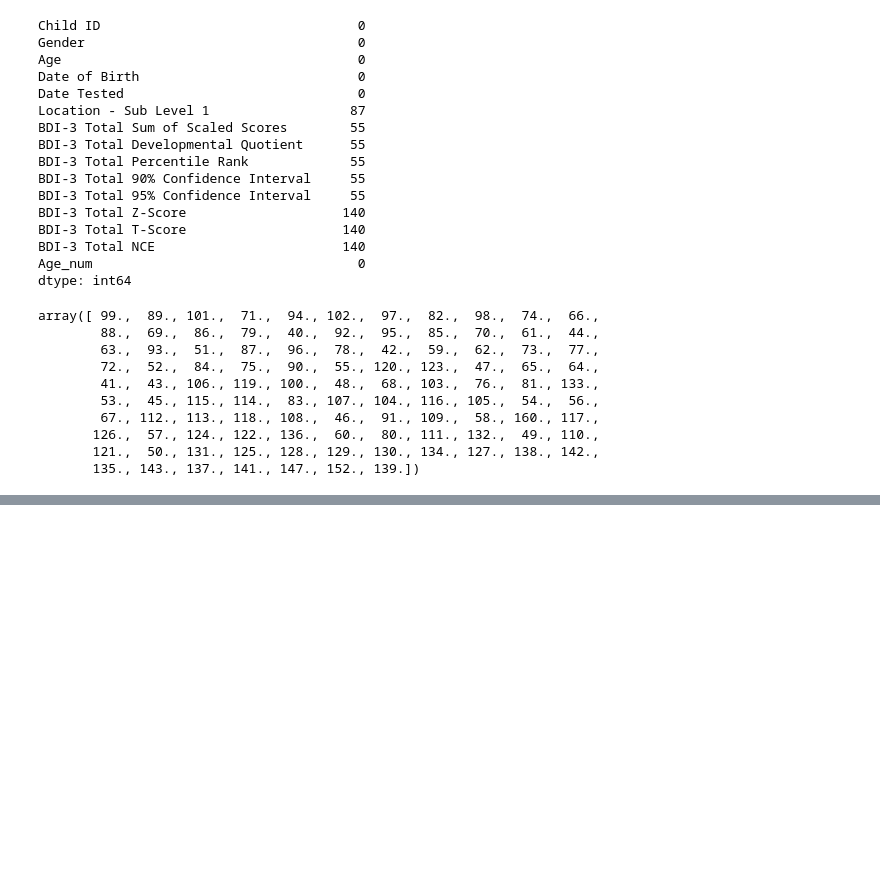
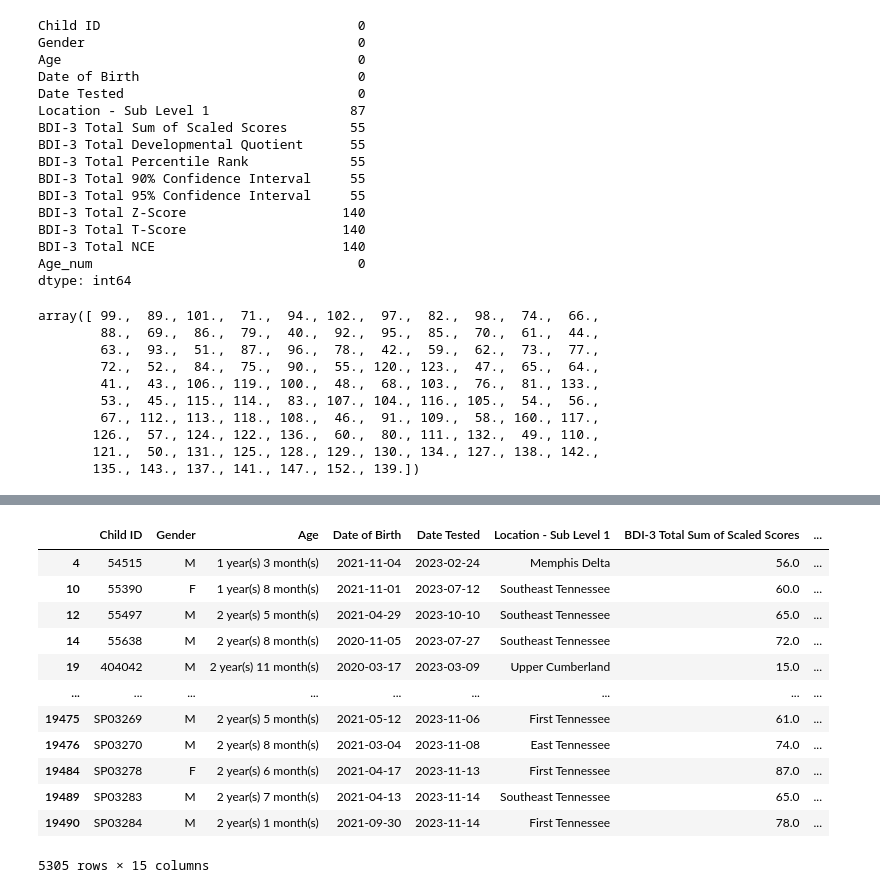
Before and after one commit to NSS-Data-Analytics-Cohort-10/teis-labracoders, a Jupyter notebook: notebooks/eda_2.ipynb, the cells around one changed output, grey strips where cells are left out. Saved outputs shown, nothing was run; the diff lists cells and outputs as text; code cells hidden in the pictures; blank space fills up the shorter version.

Commit message:
subset bdi-3 overall scores

```diff
--- a/notebooks/eda_2.ipynb
+++ b/notebooks/eda_2.ipynb
@@ -386,0 +417,16 @@ bdi_evals_non_null
+# %%
+bdi_evals_non_null.loc[bdi_evals_non_null['BDI-3 Total Developmental Quotient']<79]
+# %% [output]
+|  | Child ID | Gender | Age | Date of Birth | Date Tested | Location - Sub Level 1 | BDI-3 Total Sum of Scaled Scores | ... |
+| 4 | 54515 | M | 1 year(s) 3 month(s) | 2021-11-04 | 2023-02-24 | Memphis Delta | 56.0 | ... |
+| 10 | 55390 | F | 1 year(s) 8 month(s) | 2021-11-01 | 2023-07-12 | Southeast Tennessee | 60.0 | ... |
+| 12 | 55497 | M | 2 year(s) 5 month(s) | 2021-04-29 | 2023-10-10 | Southeast Tennessee | 65.0 | ... |
+| 14 | 55638 | M | 2 year(s) 8 month(s) | 2020-11-05 | 2023-07-27 | Southeast Tennessee | 72.0 | ... |
+| 19 | 404042 | M | 2 year(s) 11 month(s) | 2020-03-17 | 2023-03-09 | Upper Cumberland | 15.0 | ... |
+| ... | ... | ... | ... | ... | ... | ... | ... | ... |
+| 19475 | SP03269 | M | 2 year(s) 5 month(s) | 2021-05-12 | 2023-11-06 | First Tennessee | 61.0 | ... |
+| 19476 | SP03270 | M | 2 year(s) 8 month(s) | 2021-03-04 | 2023-11-08 | East Tennessee | 74.0 | ... |
+| 19484 | SP03278 | F | 2 year(s) 6 month(s) | 2021-04-17 | 2023-11-13 | First Tennessee | 87.0 | ... |
+| 19489 | SP03283 | M | 2 year(s) 7 month(s) | 2021-04-13 | 2023-11-14 | Southeast Tennessee | 65.0 | ... |
+| 19490 | SP03284 | M | 2 year(s) 1 month(s) | 2021-09-30 | 2023-11-14 | First Tennessee | 78.0 | ... |
+5305 rows × 15 columns
```
Also changed, not shown: parts of 4 cells of this notebook.
